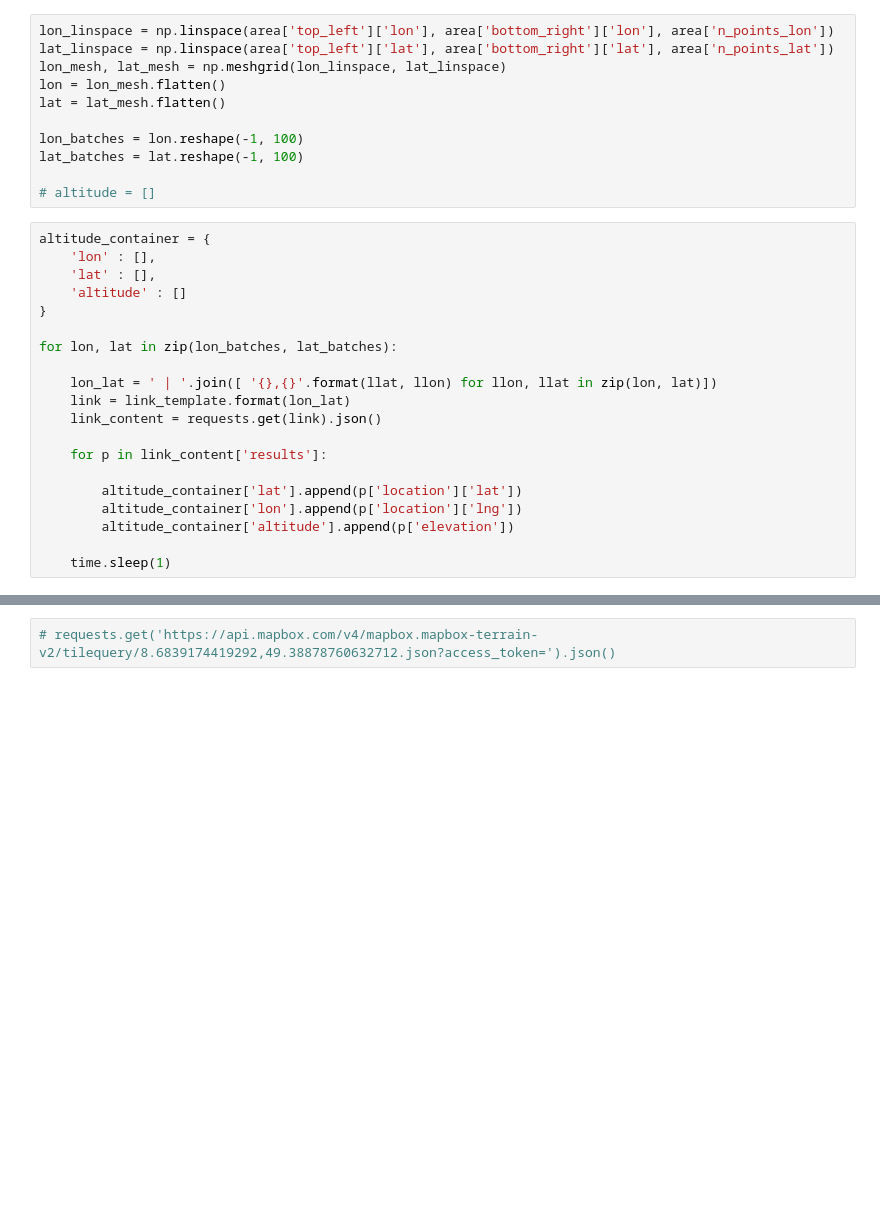
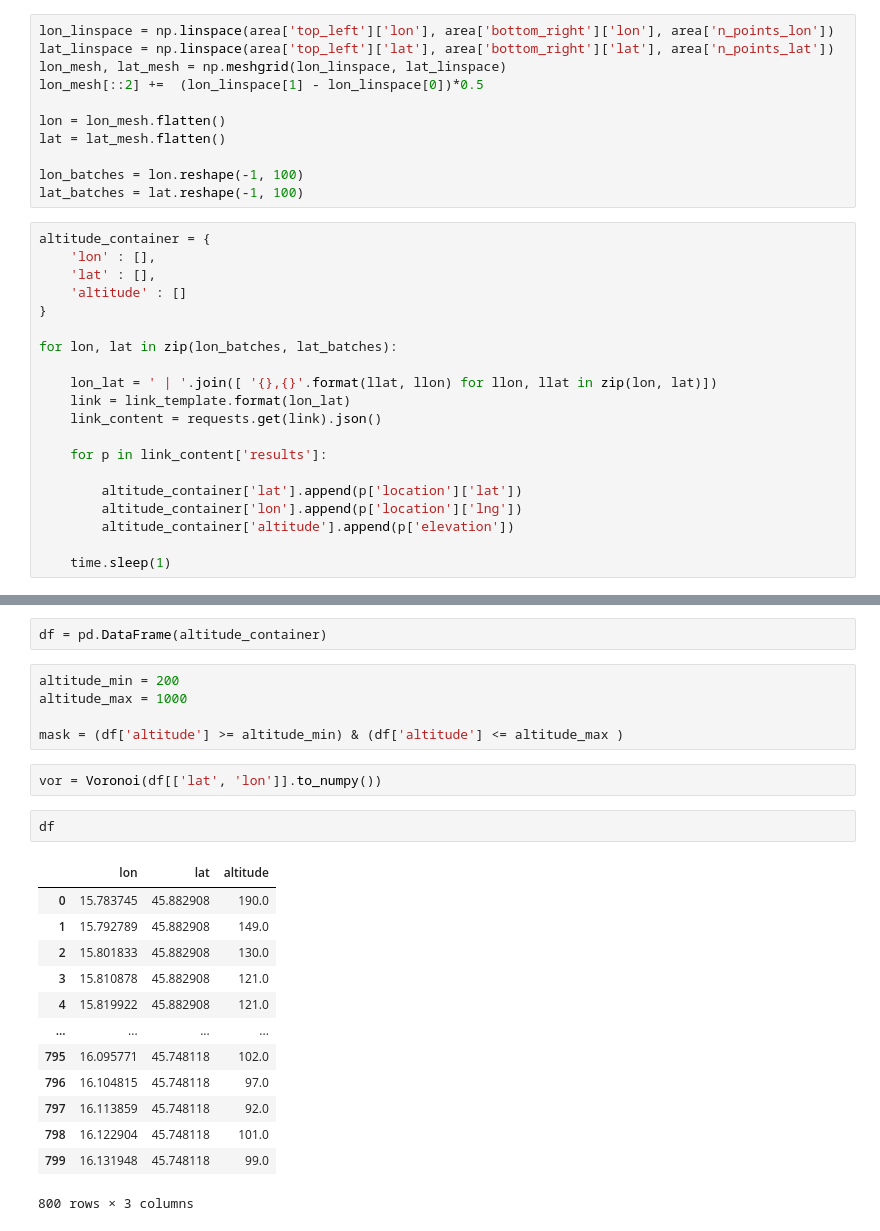
Before and after one commit to MesicBenjamin/Maps, a Jupyter notebook: interactive.ipynb, the cells around one changed output, grey strips where cells are left out. Drawn from its saved outputs; the diff is of its cells as text; blank space fills up the shorter version.

Commit message:
Altitude layer

```diff
--- a/interactive.ipynb
+++ b/interactive.ipynb
@@ -75,13 +80,13 @@ area = {
 lon_linspace = np.linspace(area['top_left']['lon'], area['bottom_right']['lon'], area['n_points_lon'])
 lat_linspace = np.linspace(area['top_left']['lat'], area['bottom_right']['lat'], area['n_points_lat'])
 lon_mesh, lat_mesh = np.meshgrid(lon_linspace, lat_linspace)
+lon_mesh[::2] +=  (lon_linspace[1] - lon_linspace[0])*0.5
+
 lon = lon_mesh.flatten()
 lat = lat_mesh.flatten()
 
 lon_batches = lon.reshape(-1, 100)
 lat_batches = lat.reshape(-1, 100)
-
-# altitude = []
 # %%
 altitude_container = {
     'lon' : [],
@@ -145,5 +151,28 @@ fig.update_layout(
 )
 # %% [output]
 [interactive output not drawn]
-# %%
-# requests.get('https://api.mapbox.com/v4/mapbox.mapbox-terrain-v2/tilequery/8.6839174419292,49.38878760632712.json?access_token=').json()
+# %%
+df = pd.DataFrame(altitude_container)
+# %%
+altitude_min = 200
+altitude_max = 1000
+
+mask = (df['altitude'] >= altitude_min) & (df['altitude'] <= altitude_max )
+# %%
+vor = Voronoi(df[['lat', 'lon']].to_numpy())
+# %%
+df
+# %% [output]
+|  | lon | lat | altitude |
+| 0 | 15.783745 | 45.882908 | 190.0 |
+| 1 | 15.792789 | 45.882908 | 149.0 |
+| 2 | 15.801833 | 45.882908 | 130.0 |
+| 3 | 15.810878 | 45.882908 | 121.0 |
+| 4 | 15.819922 | 45.882908 | 121.0 |
+| ... | ... | ... | ... |
+| 795 | 16.095771 | 45.748118 | 102.0 |
+| 796 | 16.104815 | 45.748118 | 97.0 |
+| 797 | 16.113859 | 45.748118 | 92.0 |
+| 798 | 16.122904 | 45.748118 | 101.0 |
+| 799 | 16.131948 | 45.748118 | 99.0 |
+800 rows × 3 columns
```
Also changed, not shown: parts of 12 cells of this notebook, 3 other files.
